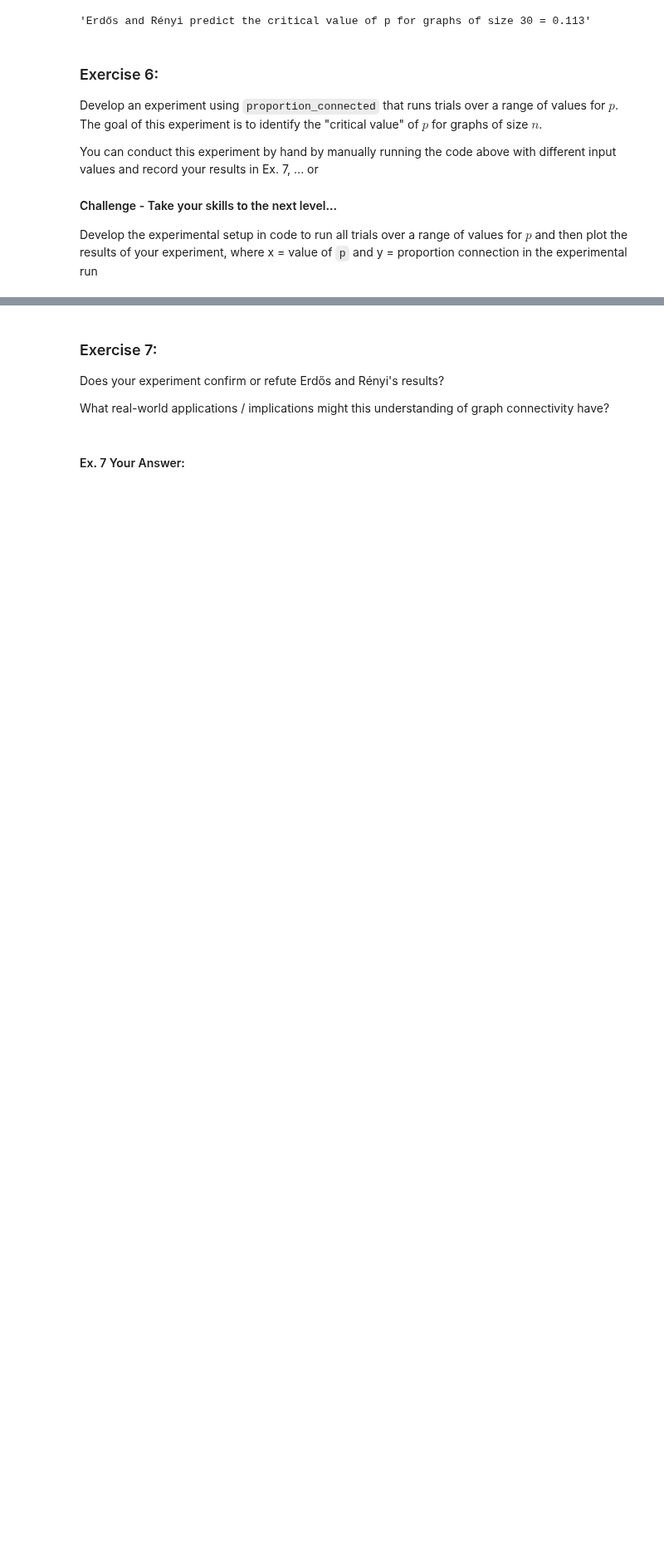
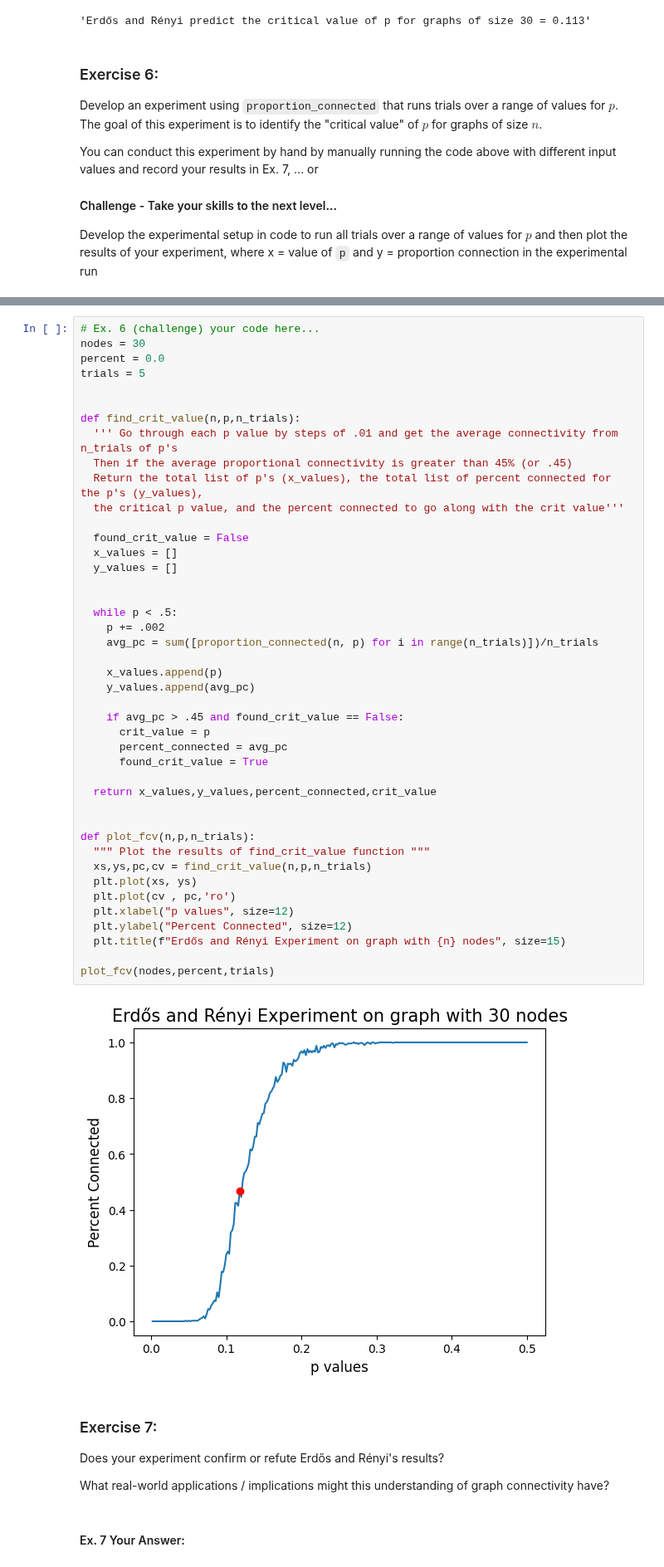
Before and after one commit to alirempel/cap-comp215, a Jupyter notebook: labs/lab04-graphs.ipynb, the cells around one changed output, grey strips where cells are left out. Shown at 83% size. Drawn from its saved outputs; the diff is of its cells as text; blank space fills up the shorter version.

```diff
--- a/labs/lab04-graphs.ipynb
+++ b/labs/lab04-graphs.ipynb
@@ -268,3 +249,48 @@ KeyboardInterrupt:
+# %%
+# Ex. 6 (challenge) your code here...
+nodes = 30
+percent = 0.0
+trials = 5
+
+
+def find_crit_value(n,p,n_trials):
+  ''' Go through each p value by steps of .01 and get the average connectivity from n_trials of p's
+  Then if the average proportional connectivity is greater than 45% (or .45)
+  Return the total list of p's (x_values), the total list of percent connected for the p's (y_values),
+  the critical p value, and the percent connected to go along with the crit value'''
+
+  found_crit_value = False
+  x_values = []
+  y_values = []
+
+
+  while p < .5:
+    p += .002
+    avg_pc = sum([proportion_connected(n, p) for i in range(n_trials)])/n_trials
+
+    x_values.append(p)
+    y_values.append(avg_pc)
+
+    if avg_pc > .45 and found_crit_value == False:
+      crit_value = p
+      percent_connected = avg_pc
+      found_crit_value = True
+
+  return x_values,y_values,percent_connected,crit_value
+
+
+def plot_fcv(n,p,n_trials):
+  """ Plot the results of find_crit_value function """
+  xs,ys,pc,cv = find_crit_value(n,p,n_trials)
+  plt.plot(xs, ys)
+  plt.plot(cv , pc,'ro')
+  plt.xlabel("p values", size=12)
+  plt.ylabel("Percent Connected", size=12)
+  plt.title(f"Erdős and Rényi Experiment on graph with {n} nodes", size=15)
+
+plot_fcv(nodes,percent,trials)
+# %% [output]
+[figure, added]
 # %% [markdown]
 ### Exercise 7:
 Does your experiment confirm or refute Erdős and Rényi's results?
```
Also changed, not shown: parts of 4 cells of this notebook.
